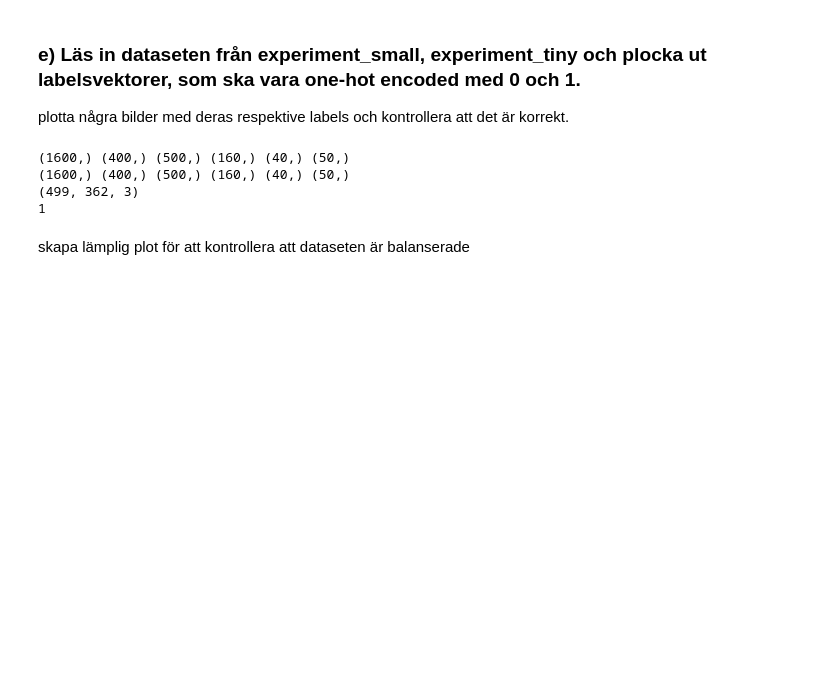
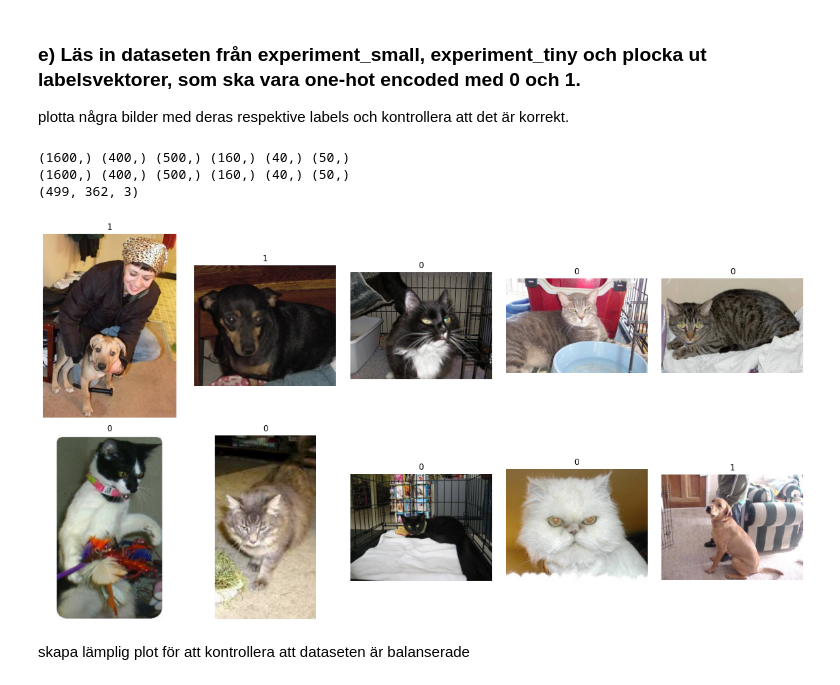
Before and after one commit to Anna-MariaSjolund/Deep-Learning-Anna-MariaSjolund, a Jupyter notebook: lab-dogs-vs-cats.ipynb, the cells around one changed output. Cells and saved outputs as stored; diff of their text form; code cells hidden in the pictures; blank space fills up the shorter version.

```diff
--- a/lab-dogs-vs-cats.ipynb
+++ b/lab-dogs-vs-cats.ipynb
@@ -230,18 +298,7 @@ print(X_train_small.shape, X_val_small.shape, X_test_small.shape, X_train_tiny.s
 print(y_train_small.shape, y_val_small.shape, y_test_small.shape, y_train_tiny.shape, y_val_tiny.shape, y_test_tiny.shape)
 
 print(X_train_small[0].shape)
-print(y_train_small[0])
 # %% [output]
 (1600,) (400,) (500,) (160,) (40,) (50,)
 (1600,) (400,) (500,) (160,) (40,) (50,)
 (499, 362, 3)
-1
-# %%
-fig, axes = plt.subplots(2, 5, figsize=(20, 20))
-
-for i, ax, label in zip(range(10), axes.flatten(), y_train_small):
-    ax.imshow(X_train_small[i])
-    ax.axis("off")
-    ax.set(title=label)
-
-fig.subplots_adjust(wspace=0.1, hspace=0.1, bottom=0.01, top=0.4)
@@ -248,2 +352,6 @@ fig.subplots_adjust(wspace=0.1, hspace=0.1, bottom=0.01, top=0.4)
+# %%
+plot_images(X_train_small, y_train_small, 10)
+# %% [output]
+[figure, added]
 # %% [markdown]
 skapa lämplig plot för att kontrollera att dataseten är balanserade
```
Also changed, not shown: parts of 65 cells of this notebook.
